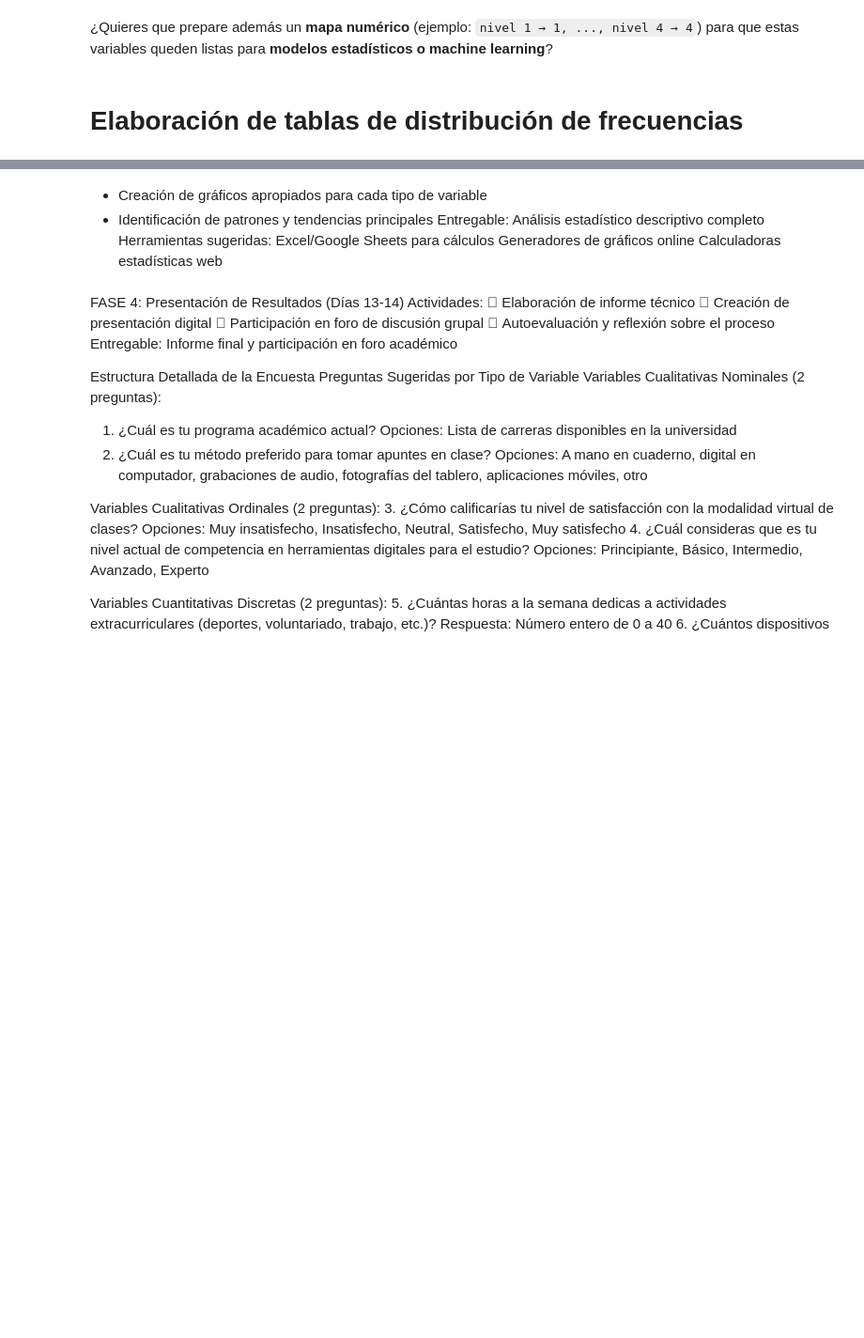
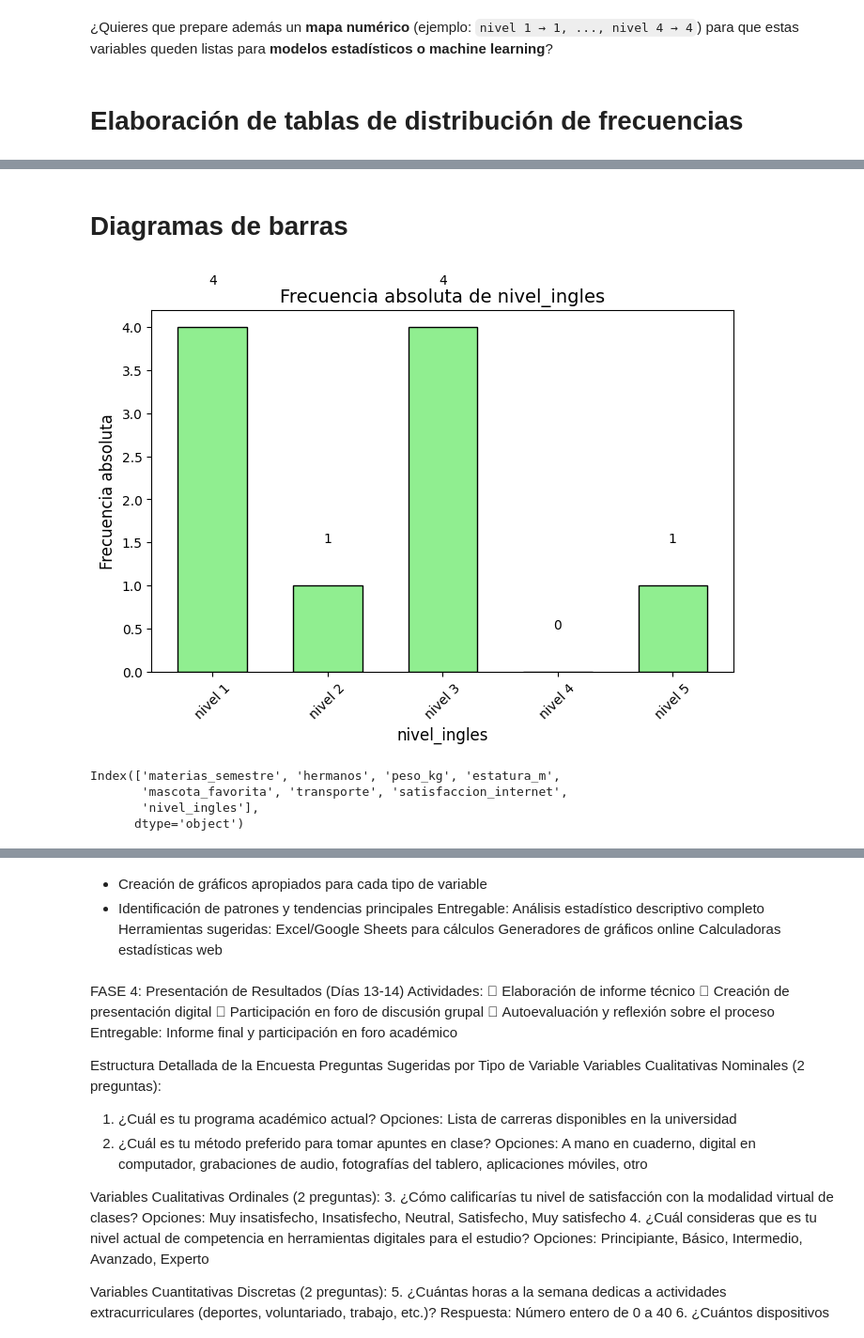
Before and after one commit to marco-canas/investigacion_en_asesoria, a Jupyter notebook: 2_secuencia_accion/2_Diseño_Proceso_IAE/Intervencion/8_r_estadistica/encuesta_1.ipynb, the cells around one changed output, grey strips where cells are left out. Shown: that part at 94% size. Saved outputs shown, nothing was run; the diff lists cells and outputs as text; code cells hidden in the pictures; blank space fills up the shorter version.

```diff
--- a/2_secuencia_accion/2_Diseño_Proceso_IAE/Intervencion/8_r_estadistica/encuesta_1.ipynb
+++ b/2_secuencia_accion/2_Diseño_Proceso_IAE/Intervencion/8_r_estadistica/encuesta_1.ipynb
@@ -368,3 +657,43 @@ for var in var_categoricas:
                  ha='center', va='bottom', fontsize=9, color="black")
 
     plt.show()
+# %% [markdown]
+# Diagramas de barras
+# %%
+import matplotlib.pyplot as plt
+import pandas as pd
+
+def plot_absolute_freq(df, var):
+    """
+    Genera un diagrama de barras de frecuencia absoluta para una variable categórica.
+
+    Parámetros:
+    -----------
+    df : pandas.DataFrame
+        El DataFrame que contiene los datos.
+    var : str
+        El nombre de la variable categórica dentro del DataFrame.
+    """
+    # Calcular frecuencias absolutas
+    counts_abs = df[var].value_counts()  # conteos
+    counts_abs = counts_abs.sort_index()  # Ordenar por índice si es necesario
+
+    # Graficar
+    plt.figure(figsize=(8, 5))
+    plt.bar(counts_abs.index.astype(str), counts_abs.values, width=0.6, color="lightgreen", edgecolor="black")
+
+    # Personalización
+    plt.title(f"Frecuencia absoluta de {var}", fontsize=14)
+    plt.xlabel(var, fontsize=12)
+    plt.ylabel("Frecuencia absoluta", fontsize=12)
+    plt.xticks(rotation=45)
+
+    # Mostrar conteos sobre las barras
+    for i, val in enumerate(counts_abs.values):
+        plt.text(i, val + 0.5, f"{val}", ha="center", fontsize=10)
+    plt.savefig(f"frecuencia_absoluta_{var}.png", dpi=300, bbox_inches='tight')
+    plt.show()
+# %%
+plot_absolute_freq(df, 'nivel_ingles')  # Reemplaza 'nivel_ingles' con la variable deseada
+# %% [output]
+[figure, added]
@@ -370,0 +735,7 @@ for var in var_categoricas:
+# %%
+df.keys()
+# %% [output]
+Index(['materias_semestre', 'hermanos', 'peso_kg', 'estatura_m',
+       'mascota_favorita', 'transporte', 'satisfaccion_internet',
+       'nivel_ingles'],
+      dtype='object')
```
Also changed, not shown: parts of 51 cells of this notebook, 23 other files.
